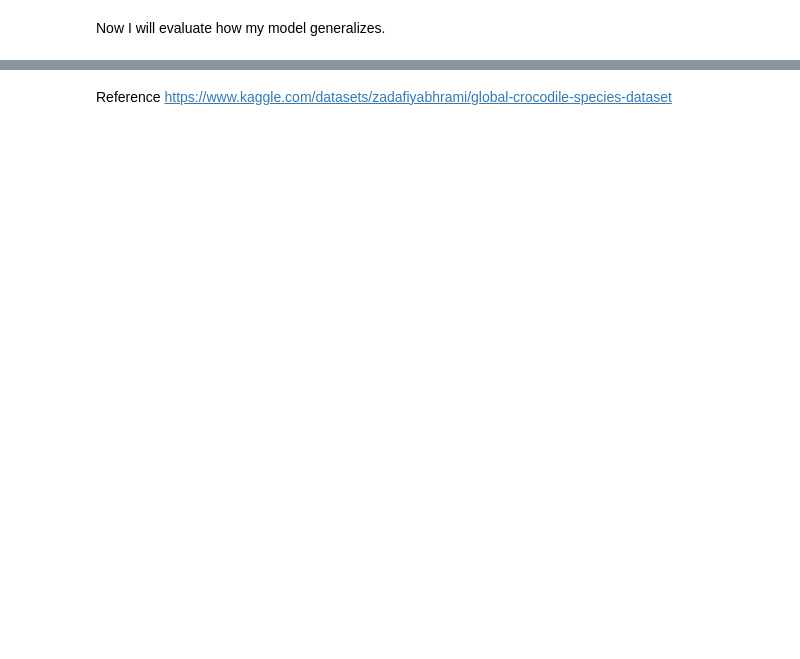
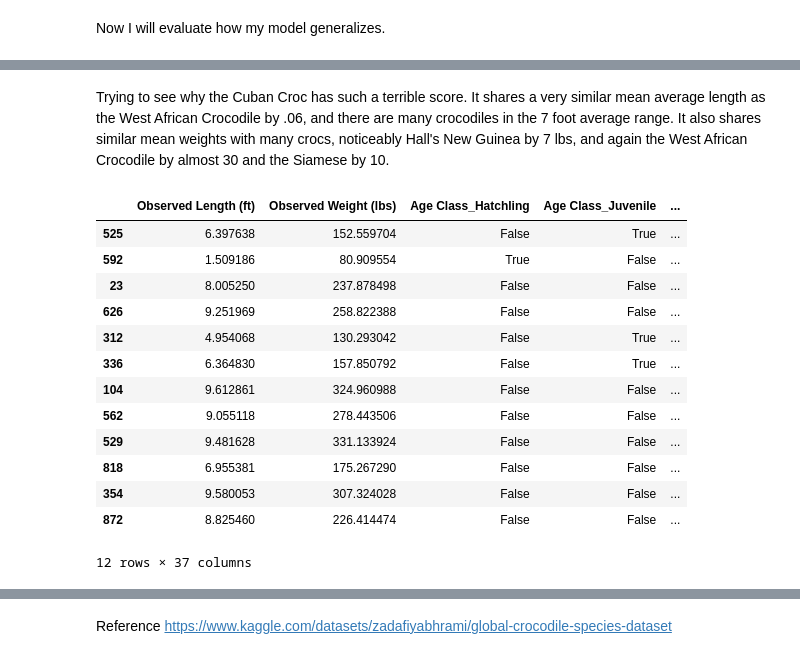
Before and after one commit to adriankUSA/portfolio, a Jupyter notebook: crocodile_classification/classifying_crocodiles.ipynb, the cells around one changed output, grey strips where cells are left out. Cells and saved outputs as stored; diff of their text form; code cells hidden in the pictures; blank space fills up the shorter version.

```diff
--- a/crocodile_classification/classifying_crocodiles.ipynb
+++ b/crocodile_classification/classifying_crocodiles.ipynb
@@ -488,0 +539,6 @@ X_train, X_test, y_train, y_test = train_test_split(X, y, test_size=0.2, train_s
+# %%
+from sklearn.tree import DecisionTreeClassifier
+
+model = DecisionTreeClassifier()
+
+model.fit(X_train, y_train)
@@ -488,0 +651,22 @@ X_train, X_test, y_train, y_test = train_test_split(X, y, test_size=0.2, train_s
+# %% [markdown]
+Trying to see why the Cuban Croc has such a terrible score. It shares a very similar mean average length as the  West African Crocodile by .06, and there are many crocodiles in the 7 foot average range. It also shares similar mean weights with many crocs, noticeably Hall's New Guinea by 7 lbs, and again the West African Crocodile by almost 30 and the Siamese by 10.
+# %%
+cuban_true_results = results[
+    (results["True Species"] == "Cuban Crocodile")
+]
+cuban_true_results
+# %% [output]
+|  | Observed Length (ft) | Observed Weight (lbs) | Age Class_Hatchling | Age Class_Juvenile | ... |
+| 525 | 6.397638 | 152.559704 | False | True | ... |
+| 592 | 1.509186 | 80.909554 | True | False | ... |
+| 23 | 8.005250 | 237.878498 | False | False | ... |
+| 626 | 9.251969 | 258.822388 | False | False | ... |
+| 312 | 4.954068 | 130.293042 | False | True | ... |
+| 336 | 6.364830 | 157.850792 | False | True | ... |
+| 104 | 9.612861 | 324.960988 | False | False | ... |
+| 562 | 9.055118 | 278.443506 | False | False | ... |
+| 529 | 9.481628 | 331.133924 | False | False | ... |
+| 818 | 6.955381 | 175.267290 | False | False | ... |
+| 354 | 9.580053 | 307.324028 | False | False | ... |
+| 872 | 8.825460 | 226.414474 | False | False | ... |
+12 rows × 37 columns
```
Also changed, not shown: parts of 21 cells of this notebook.
